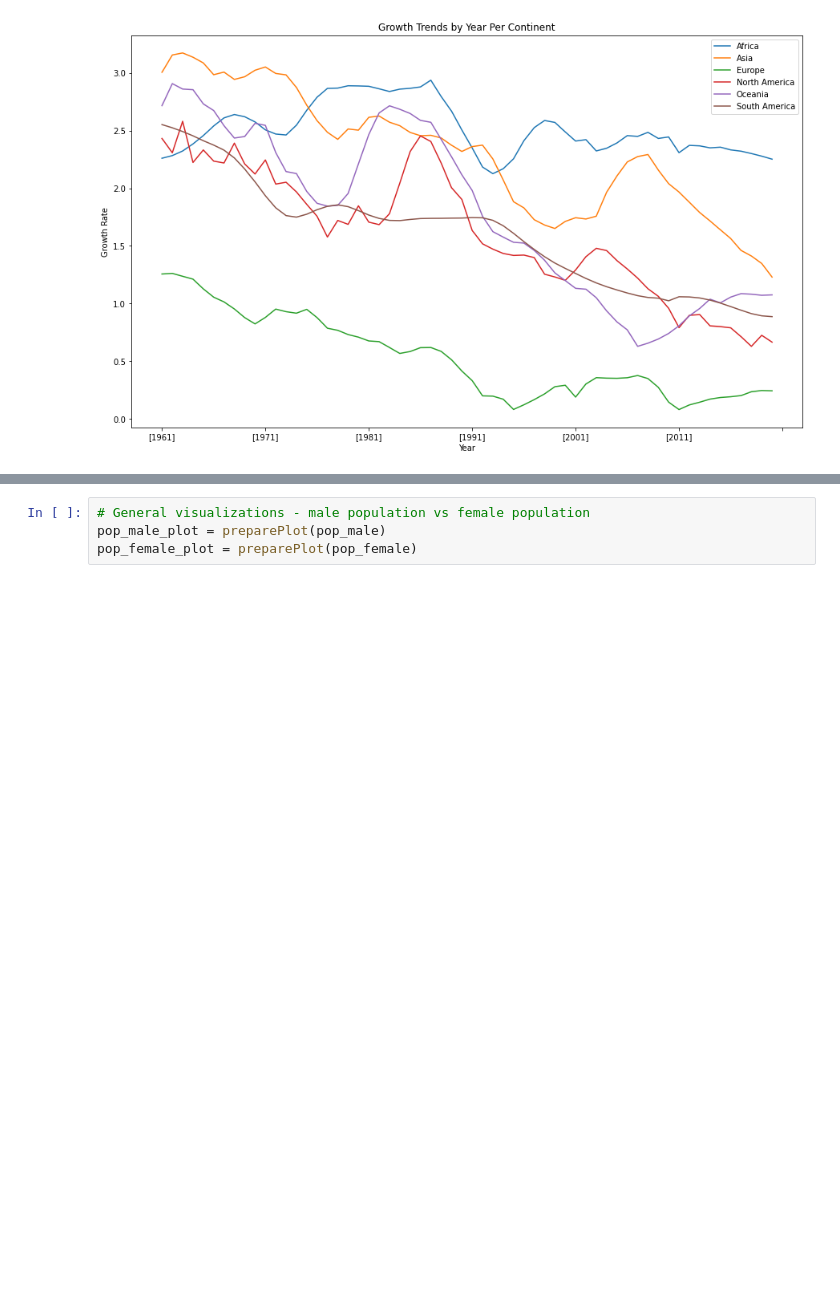
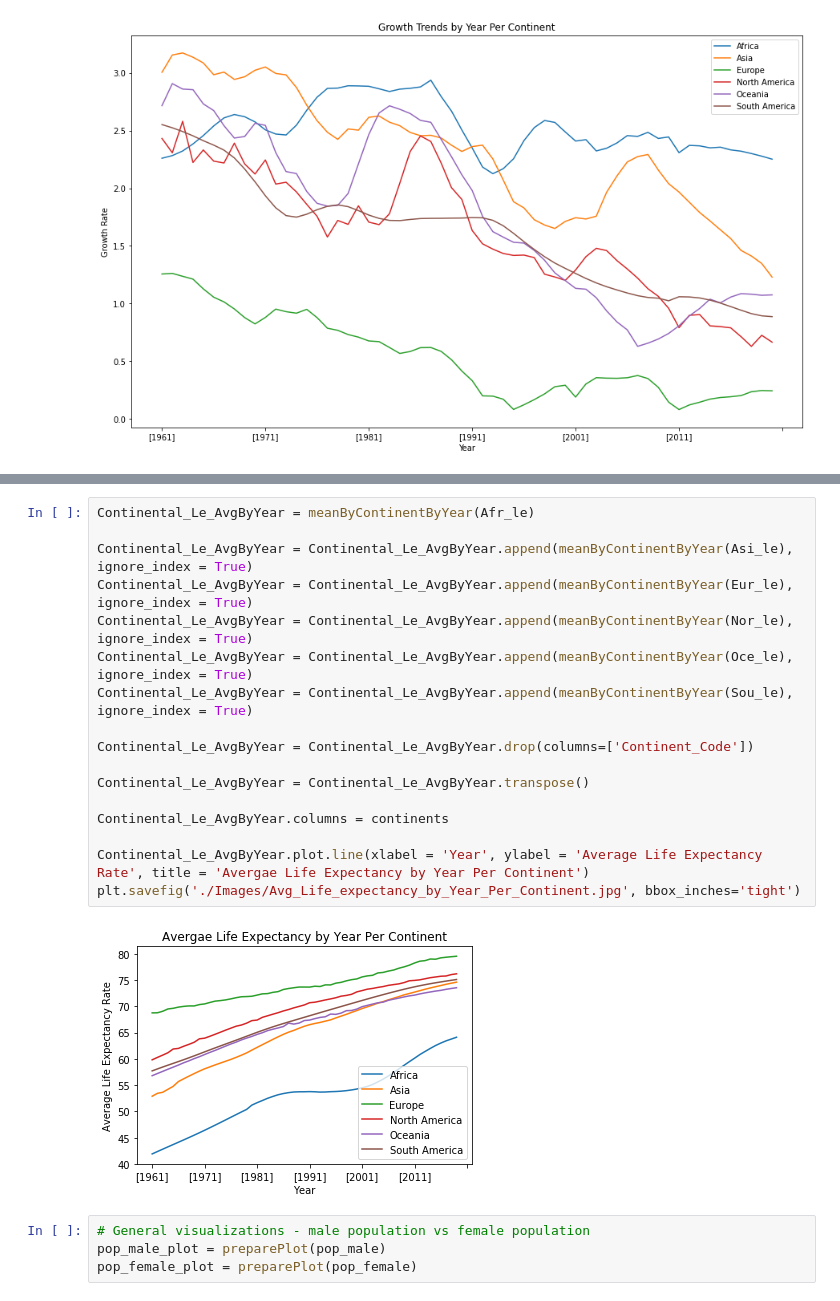
Before and after one commit to devkisdesai/CMPE255-Team-6-Project-Fall-2021-, a Jupyter notebook: EDA.ipynb, the cells around one changed output, grey strips where cells are left out. Cells and saved outputs as stored; diff of their text form; blank space fills up the shorter version.

```diff
--- a/EDA.ipynb
+++ b/EDA.ipynb
@@ -599,3 +634,22 @@ plt.savefig('./Images/Growth_Trends_by_Year_Per_Continent.jpg', bbox_inches='tig
+# %%
+Continental_Le_AvgByYear = meanByContinentByYear(Afr_le)
+
+Continental_Le_AvgByYear = Continental_Le_AvgByYear.append(meanByContinentByYear(Asi_le), ignore_index = True)
+Continental_Le_AvgByYear = Continental_Le_AvgByYear.append(meanByContinentByYear(Eur_le), ignore_index = True)
+Continental_Le_AvgByYear = Continental_Le_AvgByYear.append(meanByContinentByYear(Nor_le), ignore_index = True)
+Continental_Le_AvgByYear = Continental_Le_AvgByYear.append(meanByContinentByYear(Oce_le), ignore_index = True)
+Continental_Le_AvgByYear = Continental_Le_AvgByYear.append(meanByContinentByYear(Sou_le), ignore_index = True)
+
+Continental_Le_AvgByYear = Continental_Le_AvgByYear.drop(columns=['Continent_Code'])
+
+Continental_Le_AvgByYear = Continental_Le_AvgByYear.transpose()
+
+Continental_Le_AvgByYear.columns = continents
+
+Continental_Le_AvgByYear.plot.line(xlabel = 'Year', ylabel = 'Average Life Expectancy Rate', title = 'Avergae Life Expectancy by Year Per Continent')
+plt.savefig('./Images/Avg_Life_expectancy_by_Year_Per_Continent.jpg', bbox_inches='tight')
+# %% [output]
+[figure, added]
 # %%
 # General visualizations - male population vs female population
 pop_male_plot = preparePlot(pop_male)
```
Also changed, not shown: parts of 2 cells of this notebook, 3 other files.
